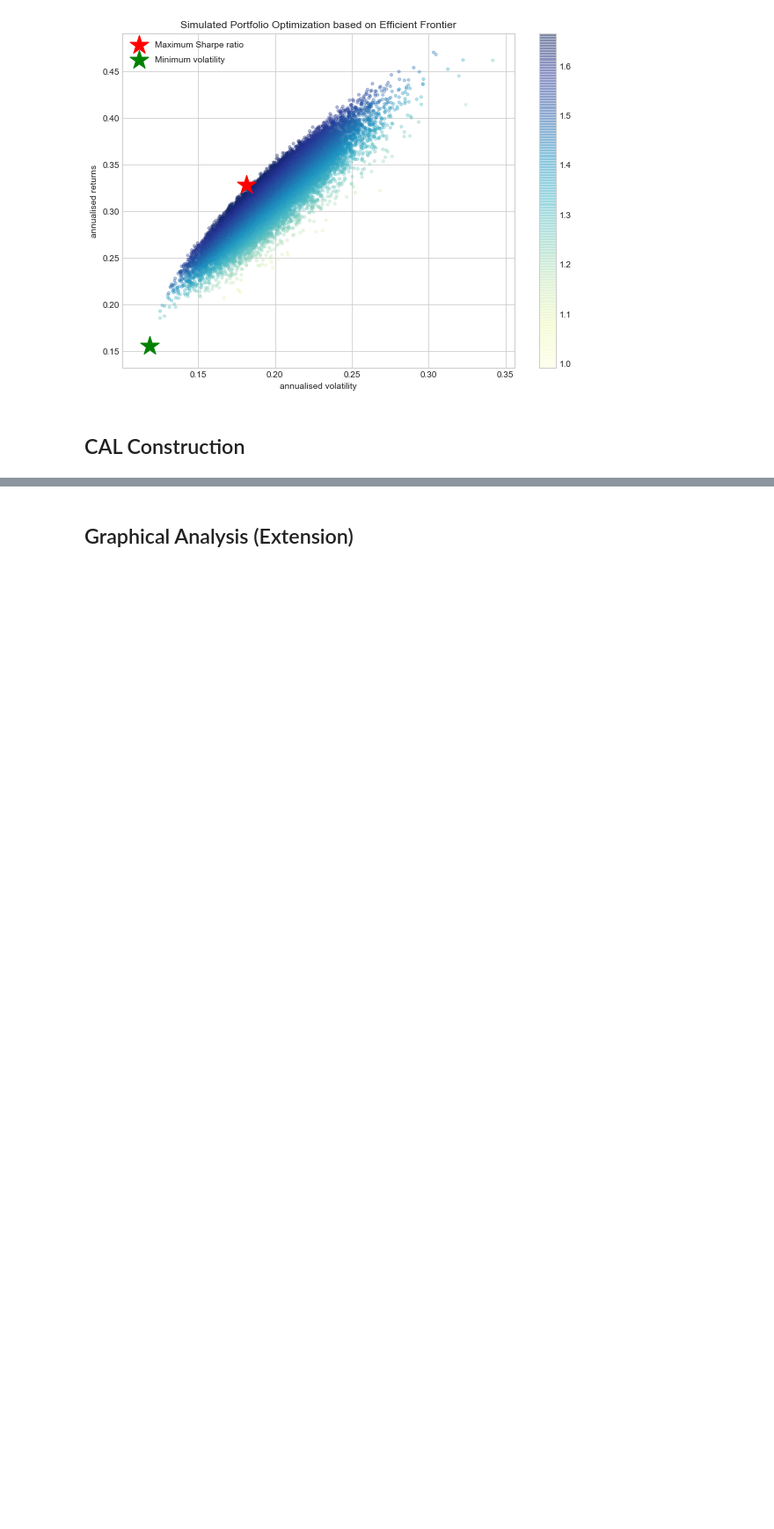
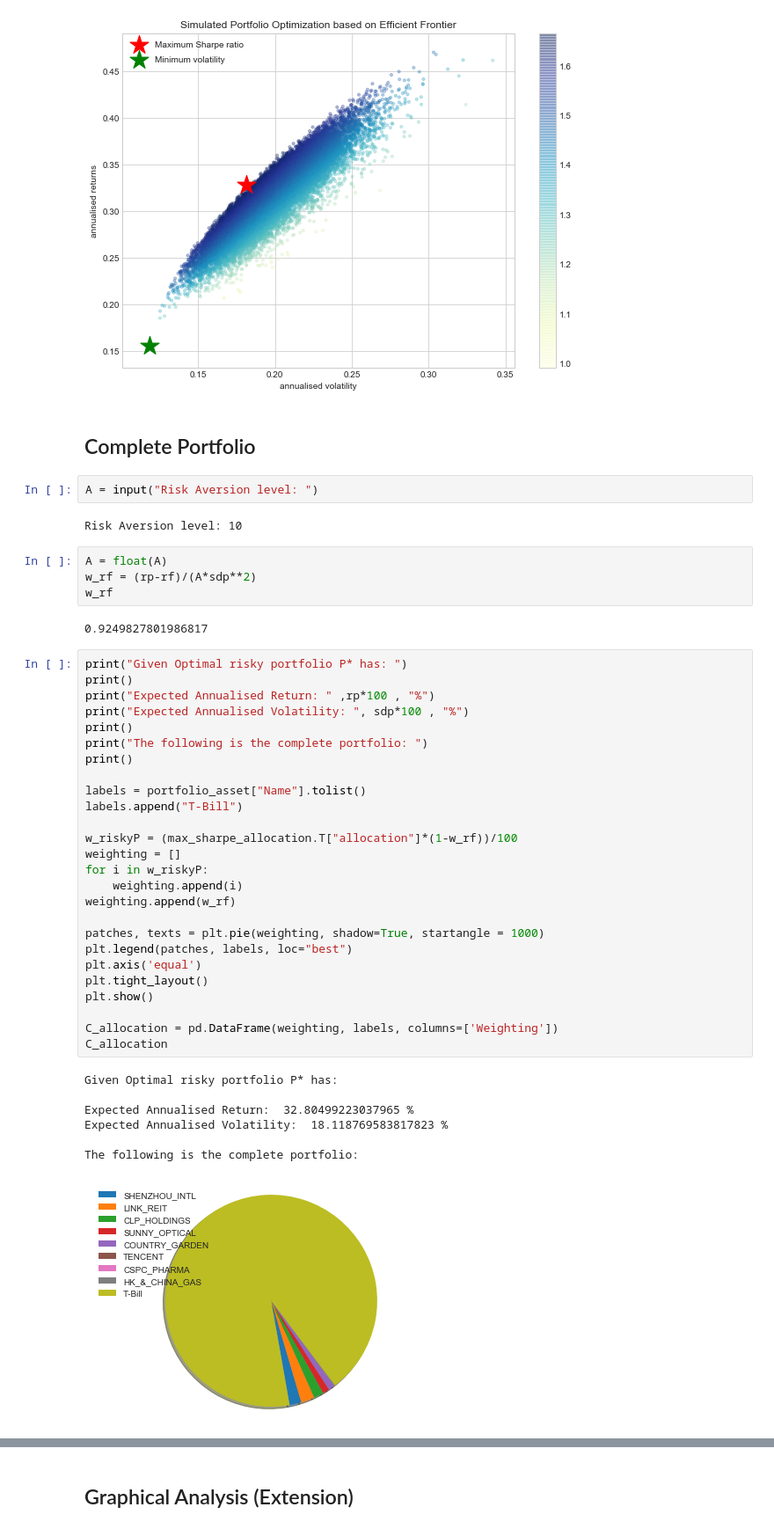
Before and after one commit to ckwu9761/RMBI-Capstone, a Jupyter notebook: Stock_Risk_Data.ipynb, the cells around one changed output, grey strips where cells are left out. Shown at 88% size. Saved outputs shown, nothing was run; the diff lists cells and outputs as text; blank space fills up the shorter version.

Commit message:
Complete Portfolio

```diff
--- a/Stock_Risk_Data.ipynb
+++ b/Stock_Risk_Data.ipynb
@@ -545,5 +545,49 @@ HK_&_CHINA_GAS : annuaised return 0.13 , annualised volatility: 0.14
 --------------------------------------------------------------------------------
 [figure]
 [figure]
-# %% [markdown]
-## CAL Construction
+# %% [markdown]
+## Complete Portfolio
+# %%
+A = input("Risk Aversion level: ")
+# %% [output]
+Risk Aversion level: 10
+# %%
+A = float(A)
+w_rf = (rp-rf)/(A*sdp**2)
+w_rf
+# %% [output]
+0.9249827801986817
+# %%
+print("Given Optimal risky portfolio P* has: ")
+print()
+print("Expected Annualised Return: " ,rp*100 , "%")
+print("Expected Annualised Volatility: ", sdp*100 , "%")
+print()
+print("The following is the complete portfolio: ")
+print()
+
+labels = portfolio_asset["Name"].tolist()
+labels.append("T-Bill")
+
+w_riskyP = (max_sharpe_allocation.T["allocation"]*(1-w_rf))/100
+weighting = []
+for i in w_riskyP:
+    weighting.append(i)
+weighting.append(w_rf)
+
+patches, texts = plt.pie(weighting, shadow=True, startangle = 1000)
+plt.legend(patches, labels, loc="best")
+plt.axis('equal')
+plt.tight_layout()
+plt.show()
+
+C_allocation = pd.DataFrame(weighting, labels, columns=['Weighting'])
+C_allocation
+# %% [output]
+Given Optimal risky portfolio P* has:
+
+Expected Annualised Return:  32.80499223037965 %
+Expected Annualised Volatility:  18.118769583817823 %
+
+The following is the complete portfolio:
+[figure, added]
```
Also changed, not shown: parts of 1 cell of this notebook.
